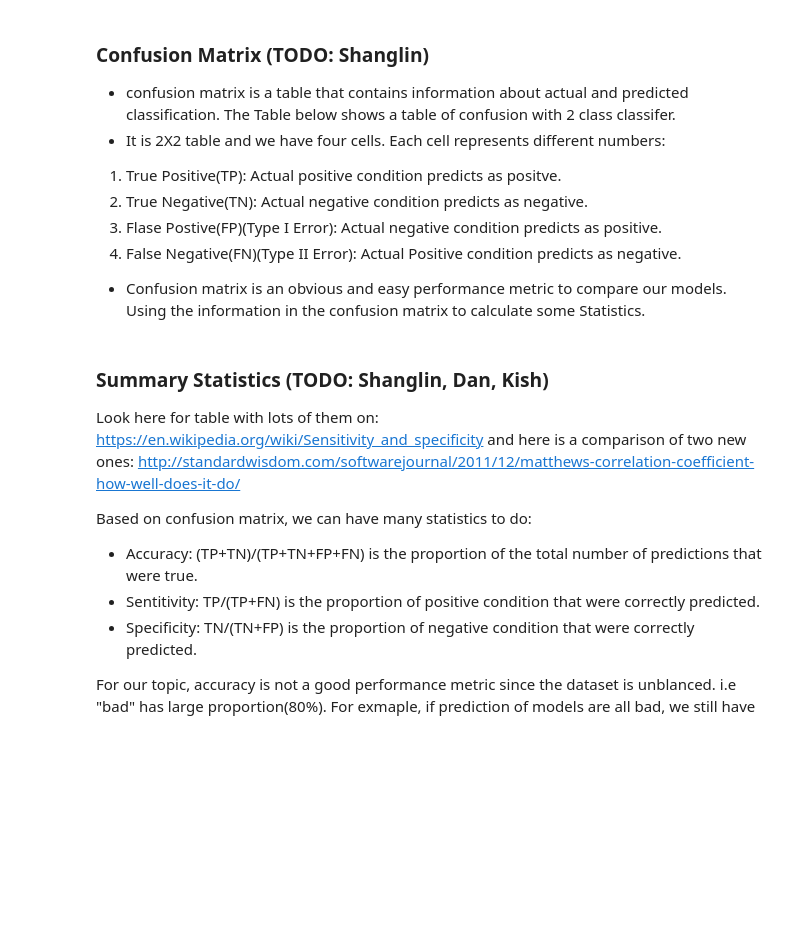
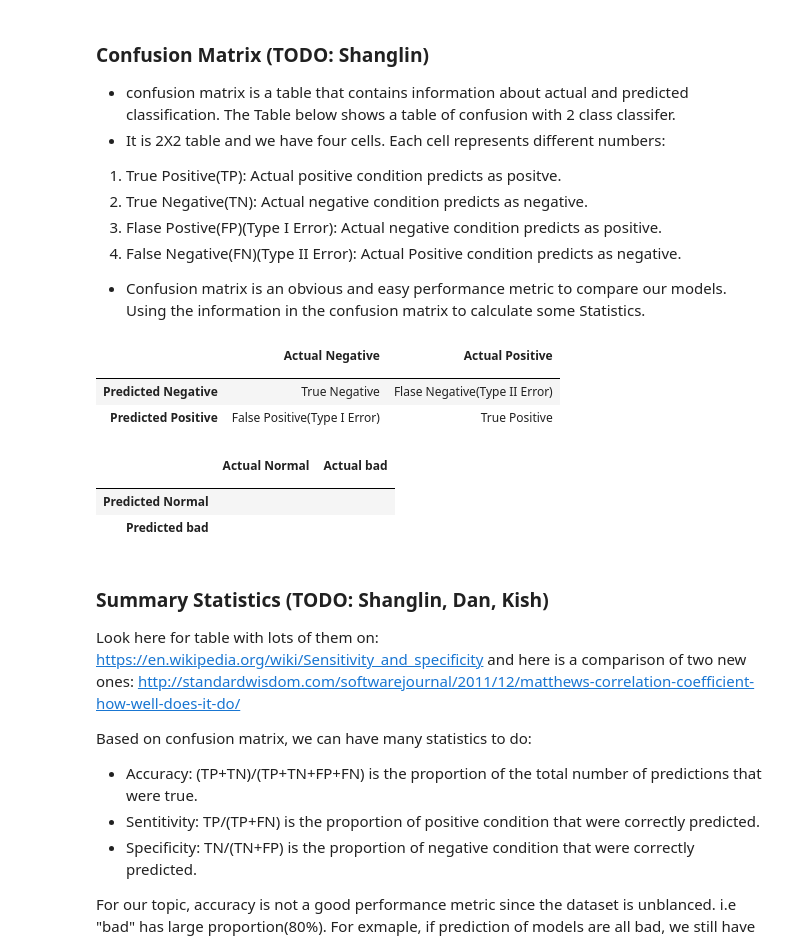
Before and after one commit to dj311/data-science-toolbox-2, a Jupyter notebook: project/report.ipynb, the cells around one changed output. Saved outputs shown, nothing was run; the diff lists cells and outputs as text; code cells hidden in the pictures; blank space fills up the shorter version.

```diff
--- a/project/report.ipynb
+++ b/project/report.ipynb
@@ -185,12 +185,22 @@ get_testing_rows <- function(dataframe, train_test_split) {
 
 - Confusion matrix is an obvious and easy performance metric to compare our models. Using the information in the confusion matrix to calculate some Statistics.
 # %%
-confusionmatrix = pandas.DataFrame({" ":["Predicted Positive","Predicted Negative"], "Actual Postive":["True Positive","False Negative(Type II Error)"], "Actual Negative":["Flase Postive(Type I Error)","True Negative"]})
+confusionmatrix = pandas.DataFrame({" ":["Predicted Negative","Predicted Positive"], "Actual Negative":["True Negative","False Positive(Type I Error)"], "Actual Positive":["Flase Negative(Type II Error)","True Positive"]})
 confusionmatrix.set_index([" "])
+# %% [output]
+|  | Actual Negative | Actual Positive |
+|  |  |  |
+| Predicted Negative | True Negative | Flase Negative(Type II Error) |
+| Predicted Positive | False Positive(Type I Error) | True Positive |
 # %%
 #For Our topic, our confusion matrix should be like this
-confusionmatrix = pandas.DataFrame({" ":["Predicted Bad","Predicted Normal"], "Actual bad":["",""], "Actual normal":["",""]})
+confusionmatrix = pandas.DataFrame({" ":["Predicted Normal","Predicted bad"], "Actual Normal":["",""], "Actual bad":["",""]})
 confusionmatrix.set_index([" "])
+# %% [output]
+|  | Actual Normal | Actual bad |
+|  |  |  |
+| Predicted Normal |  |  |
+| Predicted bad |  |  |
 # %% [markdown]
 ### Summary Statistics (TODO: Shanglin, Dan, Kish)
 
```
Also changed, not shown: 1 other file.
